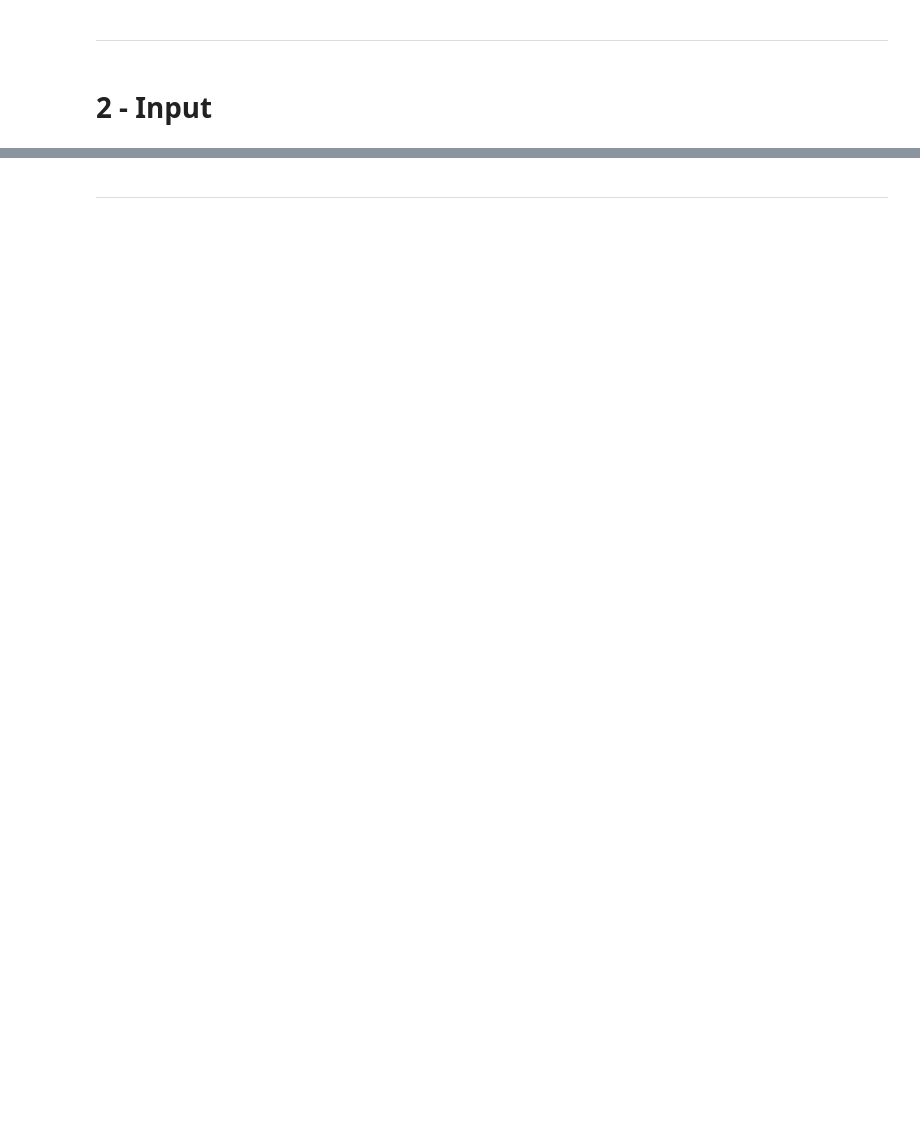
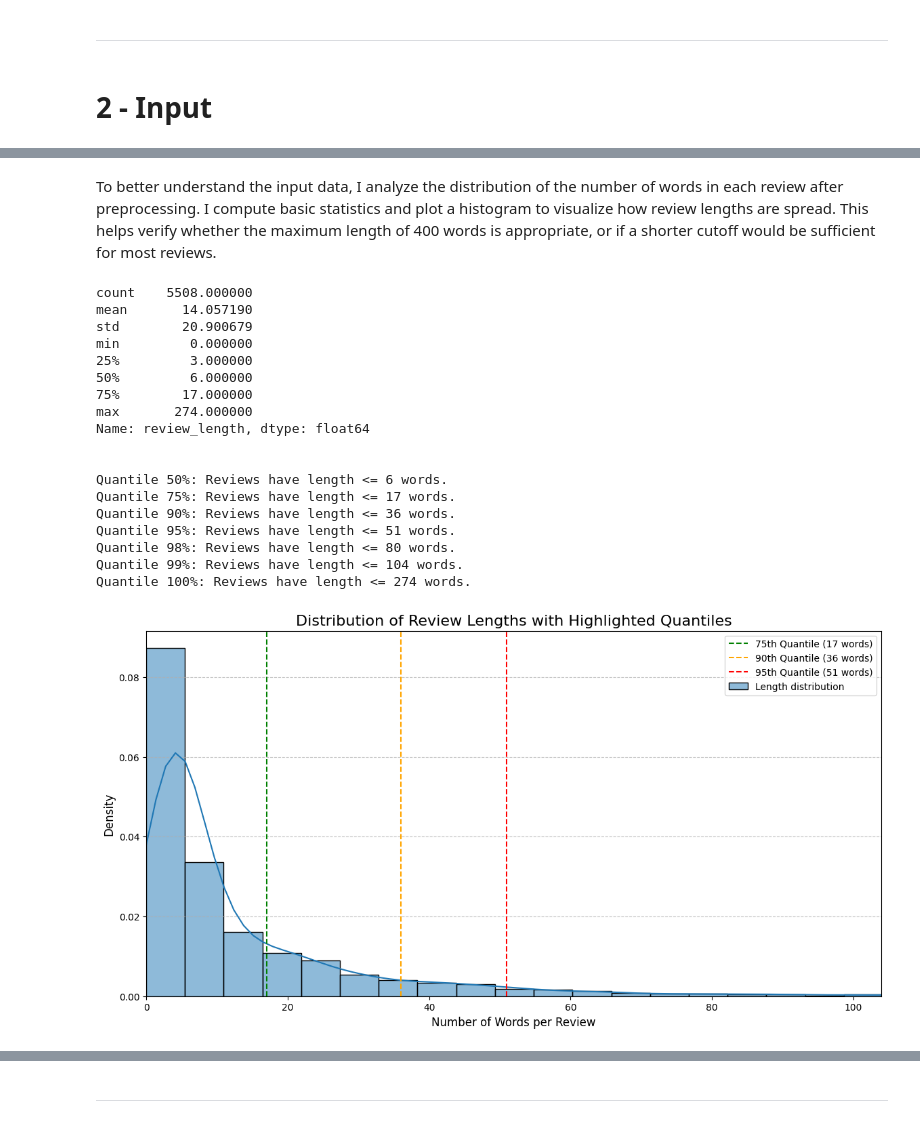
Before and after one commit to Pablo-Rimoldi/DeepLearningExam, a Jupyter notebook: rimoldi.ipynb, the cells around one changed output, grey strips where cells are left out. Cells and saved outputs as stored; diff of their text form; code cells hidden in the pictures; blank space fills up the shorter version.

```diff
--- a/rimoldi.ipynb
+++ b/rimoldi.ipynb
@@ -755,0 +118,8 @@ Zoomed image
+# %%
+train_df, temp_df = train_test_split(
+    reduced_df, test_size=0.20, random_state=42, shuffle=True
+)
+val_df, test_df = train_test_split(
+    temp_df, test_size=0.50, random_state=42, shuffle=True
+)
+print(len(train_df), len(val_df), len(test_df))
@@ -755,0 +201,5 @@ Zoomed image
+# %%
+cols_to_drop = ["Hotel_Address"]
+train_df.drop(columns=cols_to_drop, inplace=True)
+val_df.drop(columns=cols_to_drop, inplace=True)
+test_df.drop(columns=cols_to_drop, inplace=True)
@@ -755,0 +237,5 @@ Zoomed image
+# %%
+cols_to_drop = ["Reviewer_Nationality"]
+train_df.drop(columns=cols_to_drop, inplace=True)
+val_df.drop(columns=cols_to_drop, inplace=True)
+test_df.drop(columns=cols_to_drop, inplace=True)
@@ -755,0 +263,2 @@ Zoomed image
+# %% [markdown]
+To better understand the input data, I analyze the distribution of the number of words in each review after preprocessing. I compute basic statistics and plot a histogram to visualize how review lengths are spread. This helps verify whether the maximum length of 400 words is appropriate, or if a shorter cutoff would be sufficient for most reviews.
@@ -755,0 +270,46 @@ Zoomed image
+# %%
+review_length_stats = train_df["review_length"].describe()
+print(review_length_stats)
+print("\n")
+
+quantiles = [0.50, 0.75, 0.90, 0.95, 0.98, 0.99, 1.00]
+for q in quantiles:
+    length_at_quantile = train_df["review_length"].quantile(q)
+    print(f"Quantile {q*100:.0f}%: Reviews have length <= {length_at_quantile:.0f} words.")
+
+plt.figure(figsize=(14, 7))
+sns.histplot(data=train_df, x="review_length", bins=50, kde=True,
+             label="Length distribution", stat="density")
+plt.axvline(train_df["review_length"].quantile(0.75), color='green', linestyle='--',
+            label=f'75th Quantile ({train_df["review_length"].quantile(0.75):.0f} words)')
+plt.axvline(train_df["review_length"].quantile(0.90), color='orange', linestyle='--',
+            label=f'90th Quantile ({train_df["review_length"].quantile(0.90):.0f} words)')
+plt.axvline(train_df["review_length"].quantile(0.95), color='red', linestyle='--',
+            label=f'95th Quantile ({train_df["review_length"].quantile(0.95):.0f} words)')
+plt.title('Distribution of Review Lengths with Highlighted Quantiles', fontsize=16)
+plt.xlabel('Number of Words per Review', fontsize=12)
+plt.ylabel('Density', fontsize=12)
+plt.legend()
+plt.xlim(0, train_df["review_length"].quantile(0.99))
+plt.grid(axis='y', linestyle='--', alpha=0.7)
+plt.show()
+# %% [output]
+count    5508.000000
+mean       14.057190
+std        20.900679
+min         0.000000
+25%         3.000000
+50%         6.000000
+75%        17.000000
+max       274.000000
+Name: review_length, dtype: float64
+
+
+Quantile 50%: Reviews have length <= 6 words.
+Quantile 75%: Reviews have length <= 17 words.
+Quantile 90%: Reviews have length <= 36 words.
+Quantile 95%: Reviews have length <= 51 words.
+Quantile 98%: Reviews have length <= 80 words.
+Quantile 99%: Reviews have length <= 104 words.
+Quantile 100%: Reviews have length <= 274 words.
+[figure, added]
```
Also changed, not shown: parts of 170 cells of this notebook.
